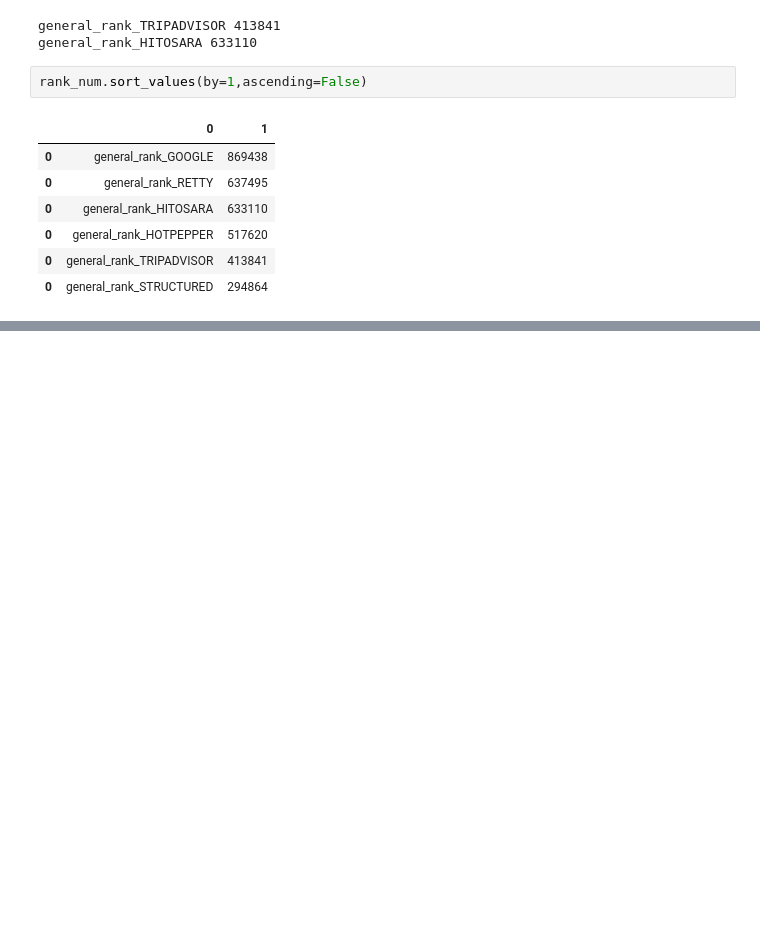
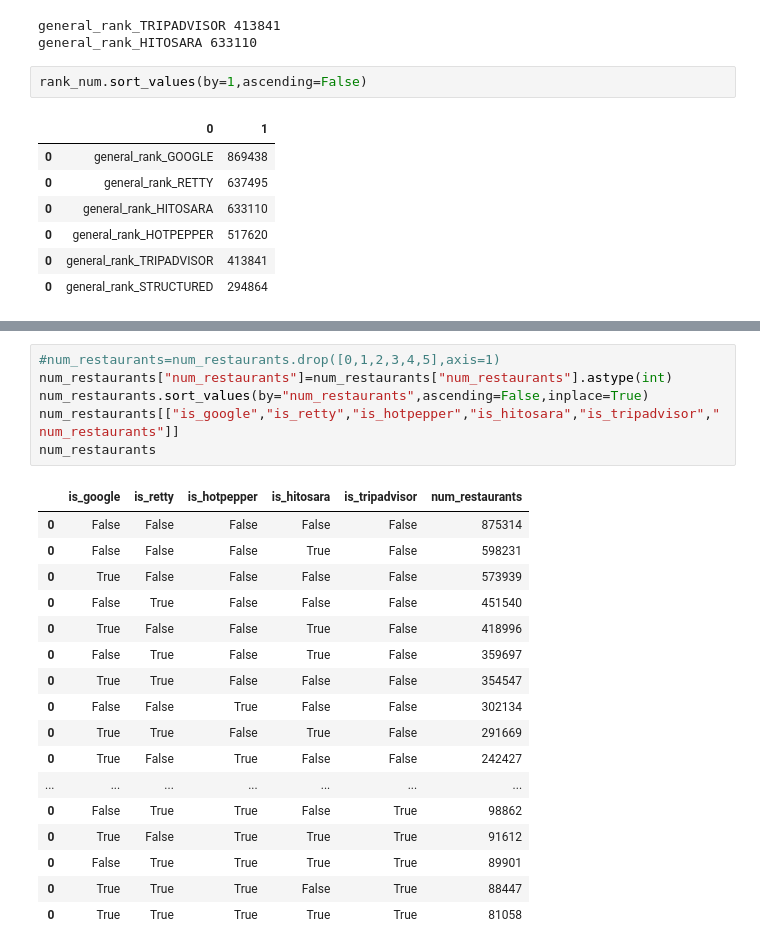
Before and after one commit to dgarage/dglab-ai-scoring_insitestream, a Jupyter notebook: pg/add_features.ipynb, the cells around one changed output, grey strips where cells are left out. Cells and saved outputs as stored; diff of their text form; blank space fills up the shorter version.

```diff
--- a/pg/add_features.ipynb
+++ b/pg/add_features.ipynb
@@ -576,0 +684,24 @@ num_restaurants
+# %%
+#num_restaurants=num_restaurants.drop([0,1,2,3,4,5],axis=1)
+num_restaurants["num_restaurants"]=num_restaurants["num_restaurants"].astype(int)
+num_restaurants.sort_values(by="num_restaurants",ascending=False,inplace=True)
+num_restaurants[["is_google","is_retty","is_hotpepper","is_hitosara","is_tripadvisor","num_restaurants"]]
+num_restaurants
+# %% [output]
+|  | is_google | is_retty | is_hotpepper | is_hitosara | is_tripadvisor | num_restaurants |
+| 0 | False | False | False | False | False | 875314 |
+| 0 | False | False | False | True | False | 598231 |
+| 0 | True | False | False | False | False | 573939 |
+| 0 | False | True | False | False | False | 451540 |
+| 0 | True | False | False | True | False | 418996 |
+| 0 | False | True | False | True | False | 359697 |
+| 0 | True | True | False | False | False | 354547 |
+| 0 | False | False | True | False | False | 302134 |
+| 0 | True | True | False | True | False | 291669 |
+| 0 | True | False | True | False | False | 242427 |
+| ... | ... | ... | ... | ... | ... | ... |
+| 0 | False | True | True | False | True | 98862 |
+| 0 | True | False | True | True | True | 91612 |
+| 0 | False | True | True | True | True | 89901 |
+| 0 | True | True | True | False | True | 88447 |
+| 0 | True | True | True | True | True | 81058 |
```
Also changed, not shown: parts of 17 cells of this notebook, 1 other file.
